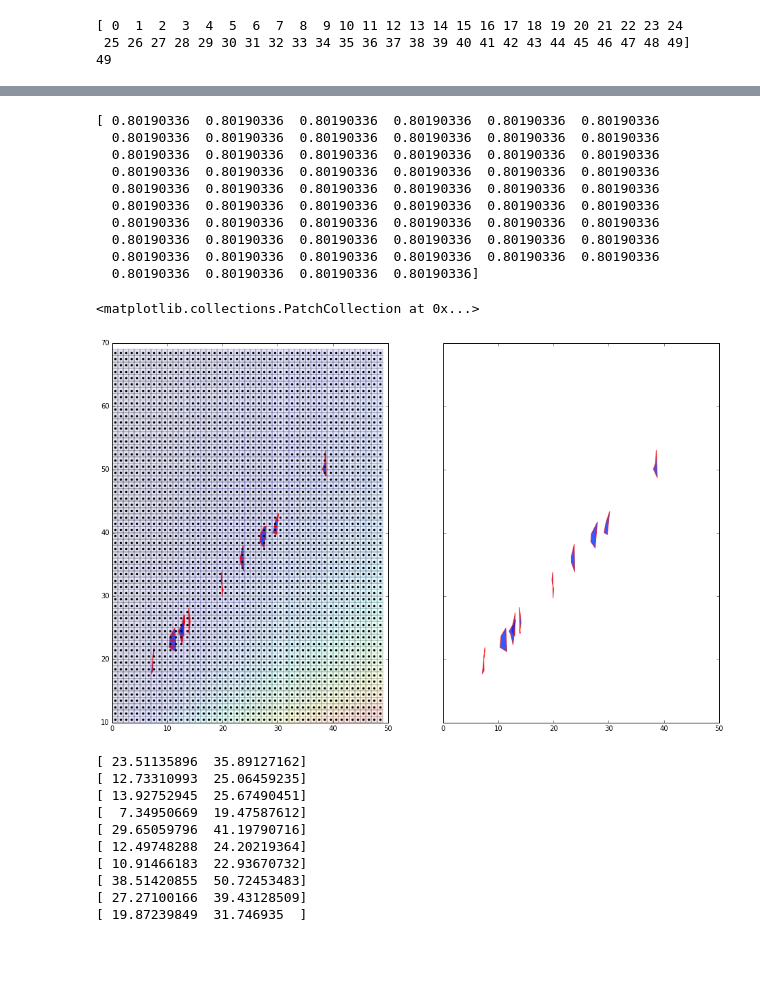
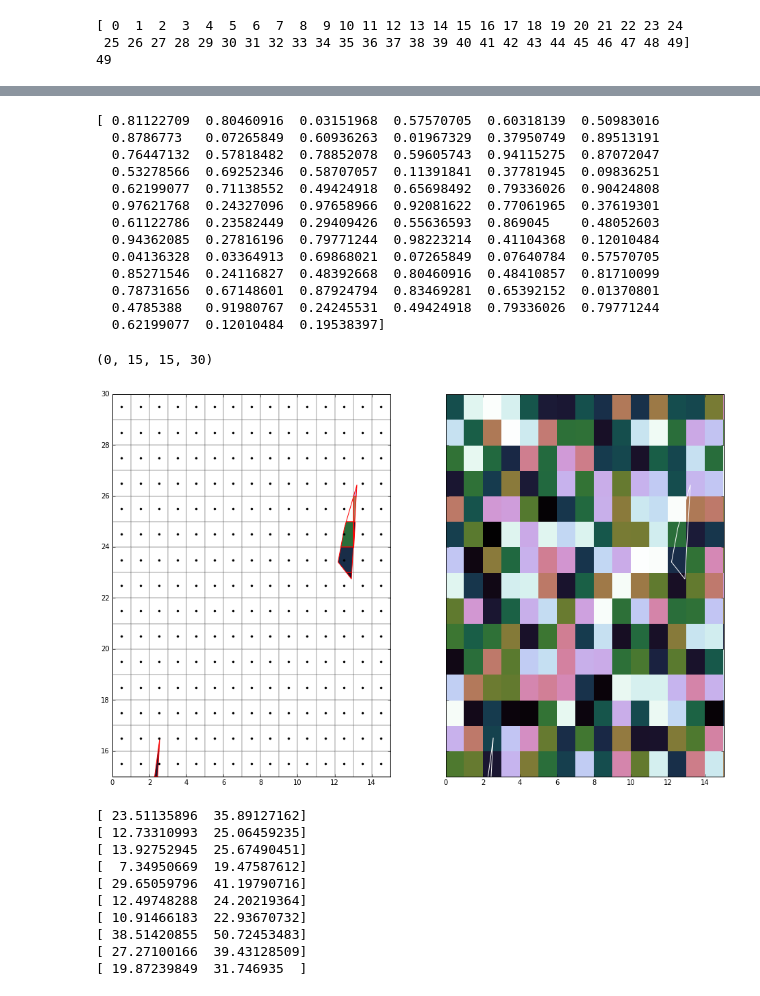
Before and after one commit to deeplycloudy/glmtools, a Jupyter notebook: examples/Coordinate graph.ipynb, the cells around one changed output, grey strips where cells are left out. Cells and saved outputs as stored; diff of their text form; code cells hidden in the pictures; blank space fills up the shorter version.

Commit message:
Pass through mesh quad index for subsetting of values from parallel data arrays

```diff
--- a/examples/Coordinate graph.ipynb
+++ b/examples/Coordinate graph.ipynb
@@ -14,7 +14,8 @@ y = np.arange(60)+10
 X,Y=np.meshgrid(x,y)
 # Y += X*X
 
-vals = (X[1:, 1:]+X[:-1, :-1])/( Y[1:, 1:]+Y[:-1, :-1])
+# vals = (X[1:, 1:]+X[:-1, :-1])/( Y[1:, 1:]+Y[:-1, :-1])
+vals = np.random.rand(X.shape[0]-1, X.shape[1]-1)
 print(X.shape, Y.shape, vals.shape)
 
 lines = np.dstack((X, Y))
@@ -37,7 +38,7 @@ print(X.max())
  25 26 27 28 29 30 31 32 33 34 35 36 37 38 39 40 41 42 43 44 45 46 47 48 49]
 49
 # %%
-mesh = QuadMeshSubset(X, Y, n_neighbors=12)
+mesh = QuadMeshSubset(X, Y, n_neighbors=20)
 
 slicer = QuadMeshPolySlicer(mesh)
 
@@ -45,10 +46,12 @@ chopped_polys = slicer.slice(polys)
 # print(chopped_polys)
 
 def gen_polys(chopped_polys):
-    for subquads, areas  in chopped_polys:
-        for subquad, area in zip(subquads, areas):
-            print(area)
-            yield (subquad, area)
+    for subquads, areas, (x_idxs, y_idxs)  in chopped_polys:
+        for subquad, area, x_idx, y_idx in zip(subquads, areas, x_idxs, y_idxs):
+            print('subquad', subquad)
+            print('area', area)
+            print('idx', x_idx, y_idx)
+            yield (subquad, area, (x_idx, y_idx))
 #             for subquad_poly, subquad_area in quad_data:
 #                 print(subquad_poly)
 #                 yield subquad_poly
@@ -94,42 +83,50 @@ Nearest quads
 # %%
 from matplotlib.patches import Polygon
 from matplotlib.collections import PatchCollection
 fig, axs = plt.subplots(1,2, figsize=(16,10), sharex=True, sharey=True)
 ax = axs[0]
 ax1 = axs[1]
 
-pm = ax.pcolormesh(X, Y, vals, edgecolor='black', alpha=0.1)
+vmin, vmax = 0, 1
+
+# Chopped polys
+pm = ax.pcolormesh(X, Y, vals*0, edgecolor='black', alpha=0.1, cmap='cubehelix_r', vmin=vmin, vmax=vmax)
 ax.plot(mesh.X_ctr, mesh.Y_ctr, '.k')
-patches = [Polygon(p, True) for p, area in good_polys]
-patch_coll = PatchCollection(patches, edgecolor='red', norm=pm.norm, alpha=0.8)
-patch_vals = vals.mean()*np.ones((len(patches),))
+patches = [Polygon(p, True) for p, area, ctrs in good_polys]
+patch_coll = PatchCollection(patches, edgecolors='red', norm=pm.norm, cmap=pm.cmap, alpha=1.0)
+patch_vals = np.asarray([vals[ctrs[0], ctrs[1]] for p, area, ctrs in good_polys])
 print(patch_vals)
 patch_coll.set_array(patch_vals)
 ax.add_collection(patch_coll)
 # plt.colorbar(patch_coll)
 
+# Original polys
+pm1 = ax1.pcolormesh(X,Y, vals, edgecolor='none', alpha=1.0, norm=pm.norm, cmap=pm.cmap)
 patches = [Polygon(p, True) for p in polys]
-patch_coll = PatchCollection(patches, edgecolor='red', norm=pm.norm, alpha=0.8)
-patch_vals = vals.mean()*np.ones((len(patches),))
-patch_coll.set_array(patch_vals)
+patch_coll = PatchCollection(patches, edgecolors='red', facecolors='none', norm=pm.norm, cmap=pm.cmap, alpha=1.0)
+patch_coll.set_array(np.fromiter((0 for p in polys), dtype=float))
 ax1.add_collection(patch_coll)
 
 # x0, x1, y0, y1 = X.min(), X.max(), Y.min(), Y.max()
 
 # ax.axis((.4,1.5,10,16))
+ax.axis((0,15,15,30))
 # %% [output]
-[ 0.80190336  0.80190336  0.80190336  0.80190336  0.80190336  0.80190336
-  0.80190336  0.80190336  0.80190336  0.80190336  0.80190336  0.80190336
-  0.80190336  0.80190336  0.80190336  0.80190336  0.80190336  0.80190336
-  0.80190336  0.80190336  0.80190336  0.80190336  0.80190336  0.80190336
-  0.80190336  0.80190336  0.80190336  0.80190336  0.80190336  0.80190336
-  0.80190336  0.80190336  0.80190336  0.80190336  0.80190336  0.80190336
-  0.80190336  0.80190336  0.80190336  0.80190336  0.80190336  0.80190336
-  0.80190336  0.80190336  0.80190336  0.80190336  0.80190336  0.80190336
-  0.80190336  0.80190336  0.80190336  0.80190336  0.80190336  0.80190336
-  0.80190336  0.80190336  0.80190336  0.80190336]
+[ 0.81122709  0.80460916  0.03151968  0.57570705  0.60318139  0.50983016
+  0.8786773   0.07265849  0.60936263  0.01967329  0.37950749  0.89513191
+  0.76447132  0.57818482  0.78852078  0.59605743  0.94115275  0.87072047
+  0.53278566  0.69252346  0.58707057  0.11391841  0.37781945  0.09836251
+  0.62199077  0.71138552  0.49424918  0.65698492  0.79336026  0.90424808
+  0.97621768  0.24327096  0.97658966  0.92081622  0.77061965  0.37619301
+  0.61122786  0.23582449  0.29409426  0.55636593  0.869045    0.48052603
+  0.94362085  0.27816196  0.79771244  0.98223214  0.41104368  0.12010484
+  0.04136328  0.03364913  0.69868021  0.07265849  0.07640784  0.57570705
+  0.85271546  0.24116827  0.48392668  0.80460916  0.48410857  0.81710099
+  0.78731656  0.67148601  0.87924794  0.83469281  0.65392152  0.01370801
+  0.4785388   0.91980767  0.24245531  0.49424918  0.79336026  0.79771244
+  0.62199077  0.12010484  0.19538397]
-<matplotlib.collections.PatchCollection at 0x...>
+(0, 15, 15, 30)
-[figure, old version]
+[figure, new version]
 # %%
 for p in polys:
     print(np.asarray(p).mean(axis=0))
```
Also changed, not shown: parts of 4 cells of this notebook, 1 other file.
